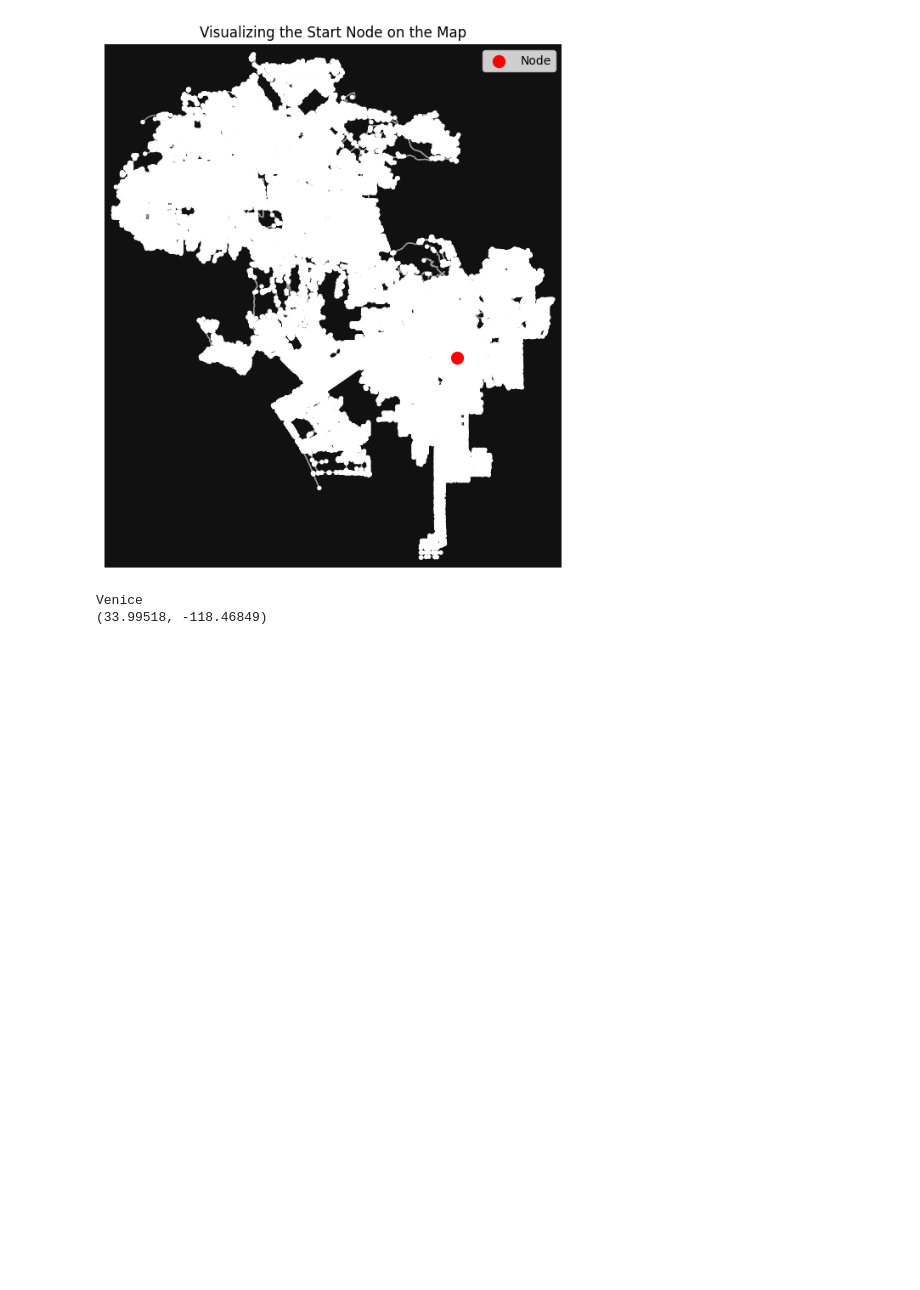
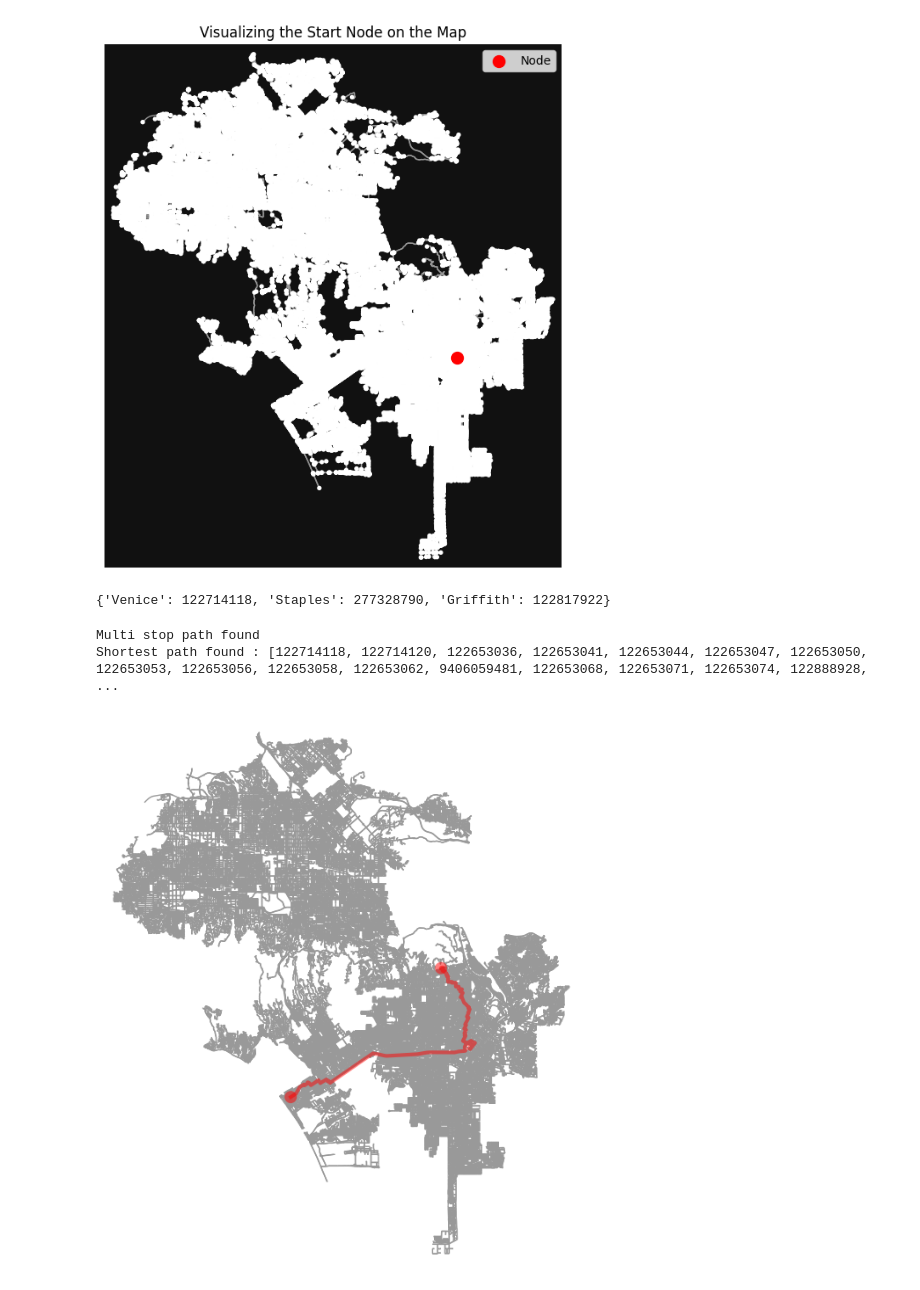
Before and after one commit to Sathyanarayanan-ops/map_engine, a Jupyter notebook: src/utils/experiment_with_map.ipynb, the cells around one changed output. Cells and saved outputs as stored; diff of their text form; code cells hidden in the pictures; blank space fills up the shorter version.

Commit message:
LA - network working

```diff
--- a/src/utils/experiment_with_map.ipynb
+++ b/src/utils/experiment_with_map.ipynb
@@ -235,19 +235,65 @@ plt.title("Visualizing the Start Node on the Map")
 plt.show()
 # %% [output]
 [figure]
-# %%
-from algorithms.aStar_custom import astar_pathfinding
-from algorithms.aStar_multi import astar_pathfind_multi_stop
-
-locations = {
-    "Venice": (33.99518, -118.46849),
-    "Staples": {34.04295, -118.26714},
-    "Griffith": (34.118511, -118.300371),
-}
-
-
-for name, (lat,lon) in locations.items() :
-    ox.distance.nearest_nodes(road_network_la,X=lon,Y=lat)
-# %% [output]
-Venice
-(33.99518, -118.46849)
+# %%
+from algorithms.aStar_custom import astar_pathfinding
+from algorithms.aStar_multi import astar_pathfind_multi_stop
+
+locations = {
+    "Venice": (33.99518, -118.46849),
+    "Staples": {34.04295, -118.26714},
+    "Griffith": (34.118511, -118.300371),
+}
+
+nodes_dict = {}
+for name, (lat,lon) in locations.items() :
+    nodes_dict[name] = ox.distance.nearest_nodes(road_network_la,X=lon,Y=lat)
+
+    # Do we really need to store the locations name for now ? in this dict ?
+
+print(nodes_dict)
+
+
+# Citing Stackoverflow
+
+
+# In your current code, what Dictionary.update() does is that it updates (update means the value is overwritten from the value for same key in passed in dictionary) the keys in current dictionary with the values from the dictionary passed in as the parameter to it (adding any new key:value pairs if existing) . A single flat dictionary does not satisfy your requirement , you either need a list of dictionaries or a dictionary with nested dictionaries.
+
+# If you want a list of dictionaries (where each element in the list would be a diciotnary of a entry) then you can make case_list as a list and then append case to it (instead of update) .
+
+# Example -
+
+# case_list = []
+# for entry in entries_list:
+#     case = {'key1': entry[0], 'key2': entry[1], 'key3':entry[2] }
+#     case_list.append(case)
+# %% [output]
+{'Venice': 122714118, 'Staples': 277328790, 'Griffith': 122817922}
+# %%
+#Extract only the nodes from the nodes_list
+#
+route = [nodes_dict[key] for key in nodes_dict]
+
+path = astar_pathfind_multi_stop(road_network_la,route)
+
+if path:
+    print("Multi stop path found")
+    print(f"Shortest path found : {path}")
+else:
+    print("No path found")
+# %% [output]
+Multi stop path found
+Shortest path found : [122714118, 122714120, 122653036, 122653041, 122653044, 122653047, 122653050, 122653053, 122653056, 122653058, 122653062, 9406059481, 122653068, 122653071, 122653074, 122888928,  ...
+# %%
+fig , ax = ox.plot_graph_route(
+    road_network_la,
+    route = path,
+    route_linewidth = 3,
+    node_size = 0,
+    bgcolor = "white",
+
+    route_color = "red"
+)
+plt.show()
+# %% [output]
+[figure, added]
```
